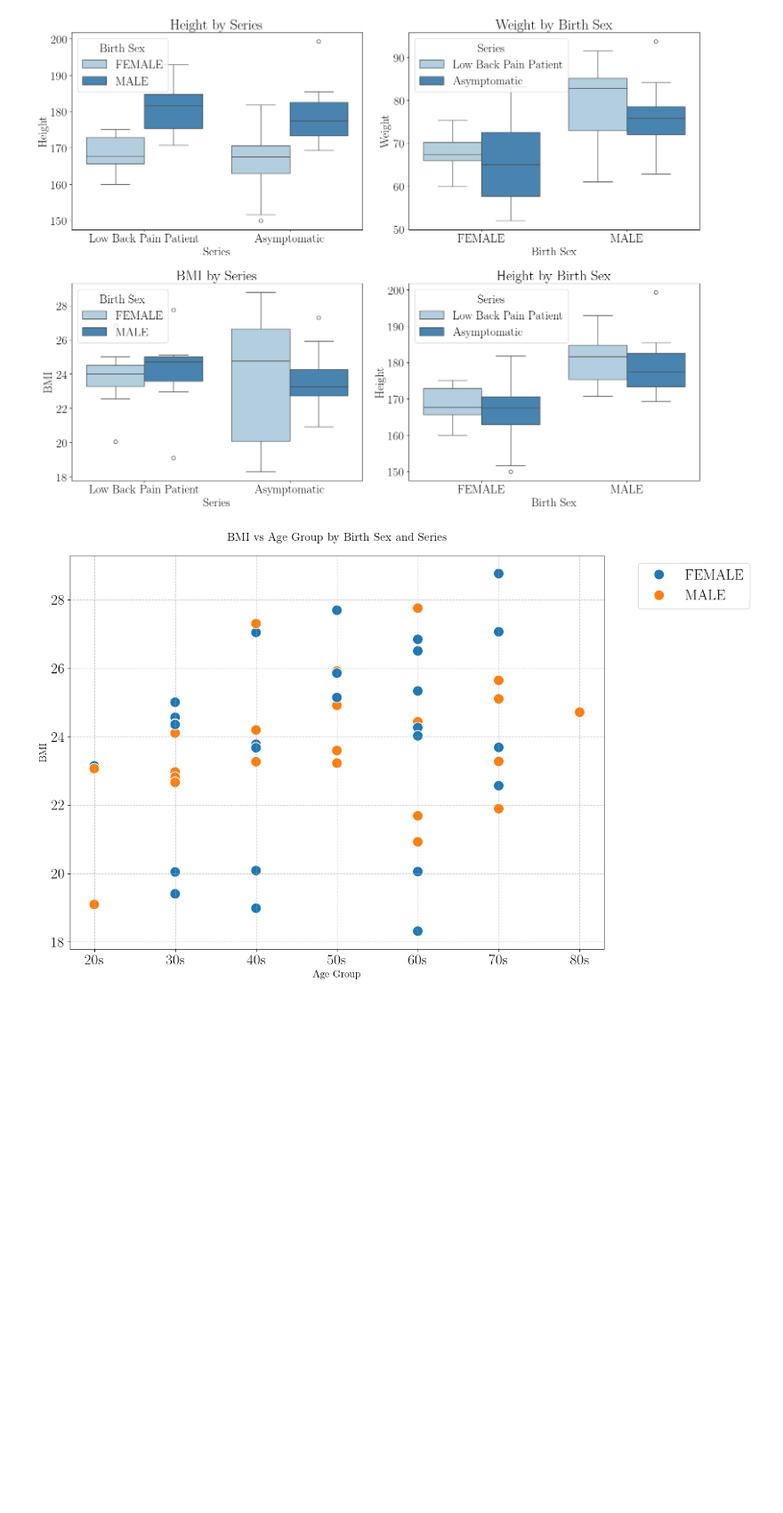
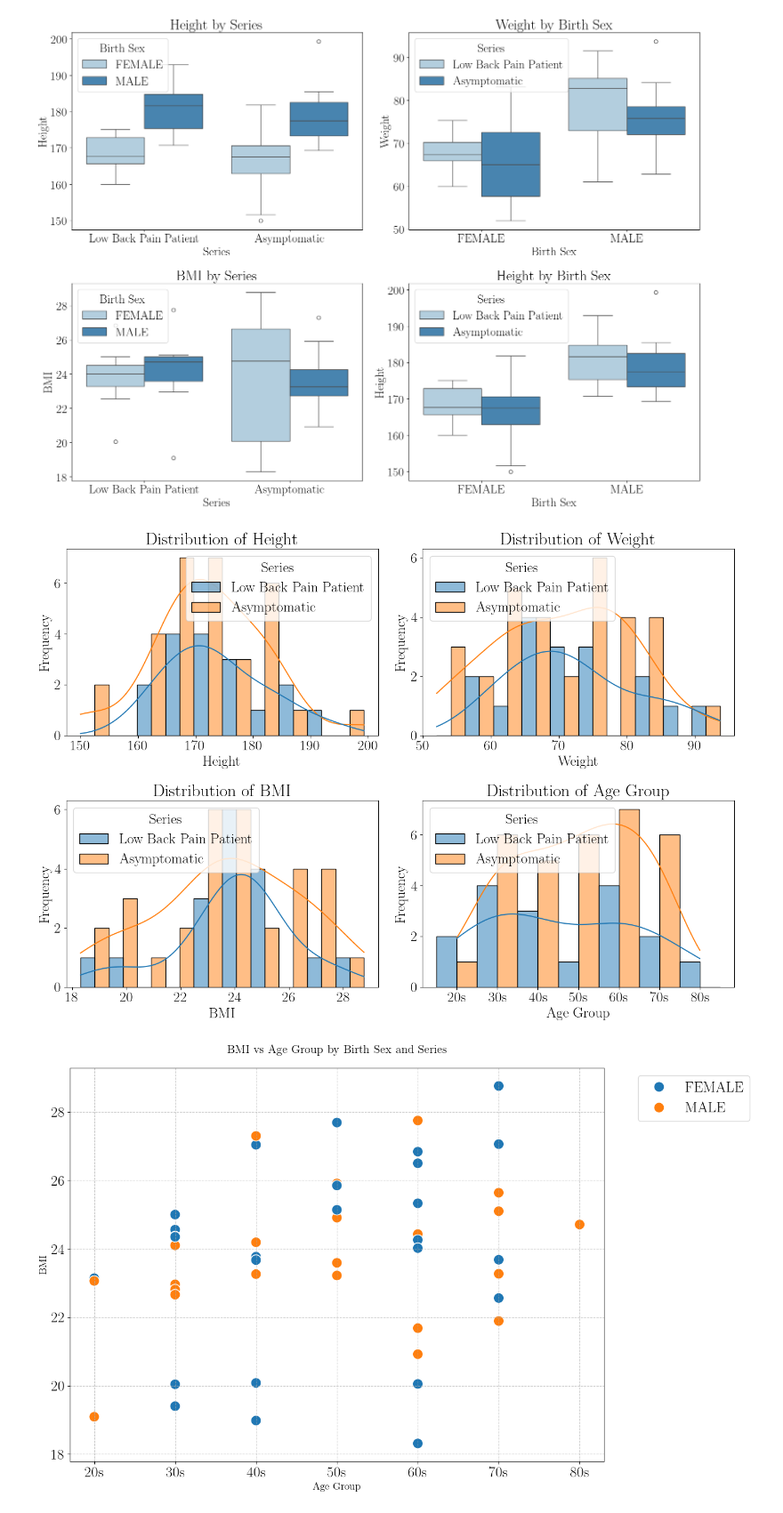
Before and after one commit to hamedhoney/statistical-analysis-spine, a Jupyter notebook: poppulation/plots.ipynb, the cells around one changed output. Shown: that part at 89% size. Drawn from its saved outputs; the diff is of its cells as text; code cells hidden in the pictures; blank space fills up the shorter version.

```diff
--- a/poppulation/plots.ipynb
+++ b/poppulation/plots.ipynb
@@ -151,28 +151,30 @@ plot_boxplot_comparisons(data, output_path)
 # %%
 
 def plot_continuous_distributions(data, output_path):
     fig, axes = plt.subplots(2, 2, figsize=(14, 10))
     continuous_vars = ['Height', 'Weight', 'BMI', 'Age Group']
     palette = sns.color_palette("Blues", n_colors=1)
     for ax, var in zip(axes.flat, continuous_vars):
         sns.histplot(
             data=data,
             x=data[var],
             kde=True,
             ax=ax,
-            hue='Birth Sex',
+            hue='Series',
             multiple='dodge',
             bins=10,
             color=palette[0],
         )
         ax.set_title(f"Distribution of {var}")
         ax.set_xlabel(var)
         ax.set_ylabel("Frequency")
 
     plt.tight_layout()
-    plt.savefig(os.path.join(output_path, "continuous_distributions.png"), bbox_inches='tight', dpi=300)
+    # plt.savefig(os.path.join(output_path, "continuous_distributions.png"), bbox_inches='tight', dpi=300)
     plt.show()
 plot_continuous_distributions(data, output_path)
+# %% [output]
+[figure, added]
 # %%
 
 def plot_scatter_plots(data, output_path):
```
Also changed, not shown: parts of 1 cell of this notebook, 12 other files.
